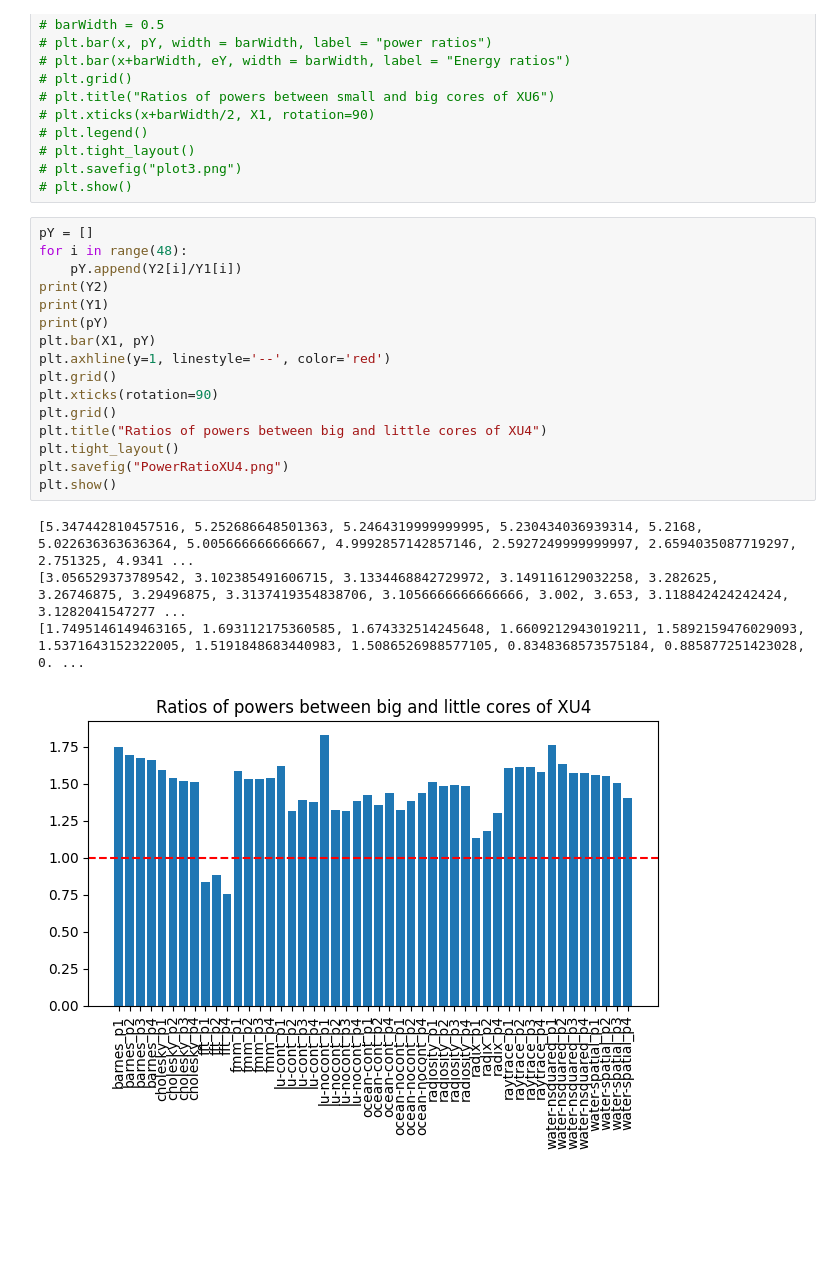
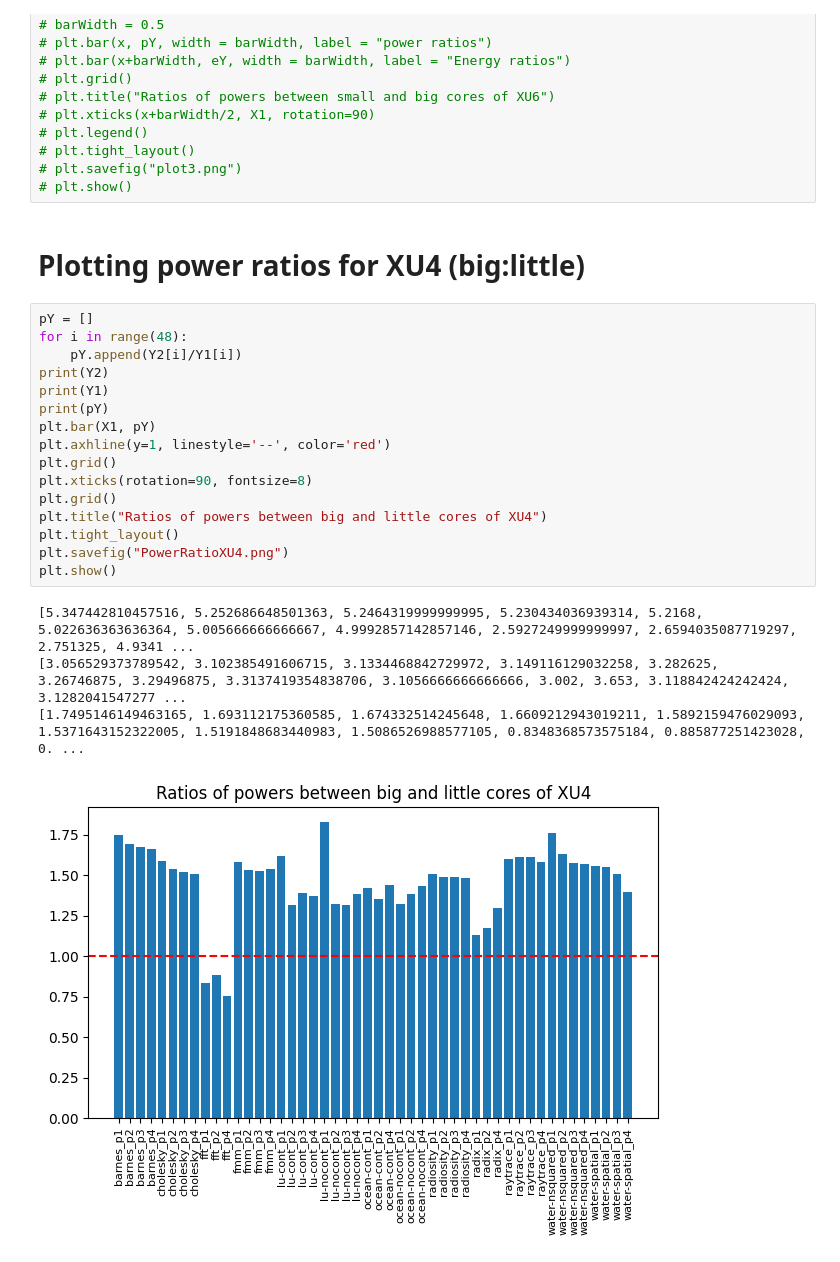
Before and after one commit to Hema-Sri-Ch/mini-project, a Jupyter notebook: Splash-4/extractedPowers/Visualize.ipynb, the cells around one changed output. Drawn from its saved outputs; the diff is of its cells as text; blank space fills up the shorter version.

```diff
--- a/Splash-4/extractedPowers/Visualize.ipynb
+++ b/Splash-4/extractedPowers/Visualize.ipynb
@@ -284,24 +300,26 @@ plt.show()
 # plt.tight_layout()
 # plt.savefig("plot3.png")
 # plt.show()
+# %% [markdown]
+# Plotting power ratios for XU4 (big:little)
 # %%
 pY = []
 for i in range(48):
     pY.append(Y2[i]/Y1[i])
 print(Y2)
 print(Y1)
 print(pY)
 plt.bar(X1, pY)
 plt.axhline(y=1, linestyle='--', color='red')
 plt.grid()
-plt.xticks(rotation=90)
+plt.xticks(rotation=90, fontsize=8)
 plt.grid()
 plt.title("Ratios of powers between big and little cores of XU4")
 plt.tight_layout()
 plt.savefig("PowerRatioXU4.png")
 plt.show()
 # %% [output]
 [5.347442810457516, 5.252686648501363, 5.2464319999999995, 5.230434036939314, 5.2168, 5.022636363636364, 5.005666666666667, 4.9992857142857146, 2.5927249999999997, 2.6594035087719297, 2.751325, 4.9341 ...
 [3.056529373789542, 3.102385491606715, 3.1334468842729972, 3.149116129032258, 3.282625, 3.26746875, 3.29496875, 3.3137419354838706, 3.1056666666666666, 3.002, 3.653, 3.118842424242424, 3.1282041547277 ...
 [1.7495146149463165, 1.693112175360585, 1.674332514245648, 1.6609212943019211, 1.5892159476029093, 1.5371643152322005, 1.5191848683440983, 1.5086526988577105, 0.8348368573575184, 0.885877251423028, 0. ...
-[figure, old version]
+[figure, new version]
```
Also changed, not shown: parts of 14 cells of this notebook, 28 other files.
